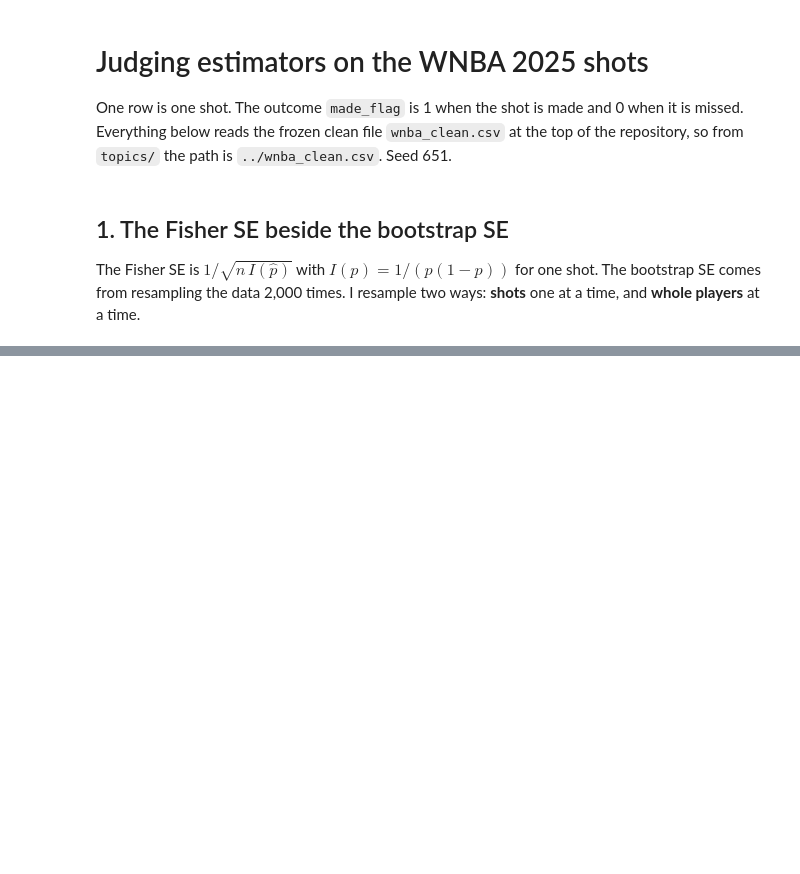
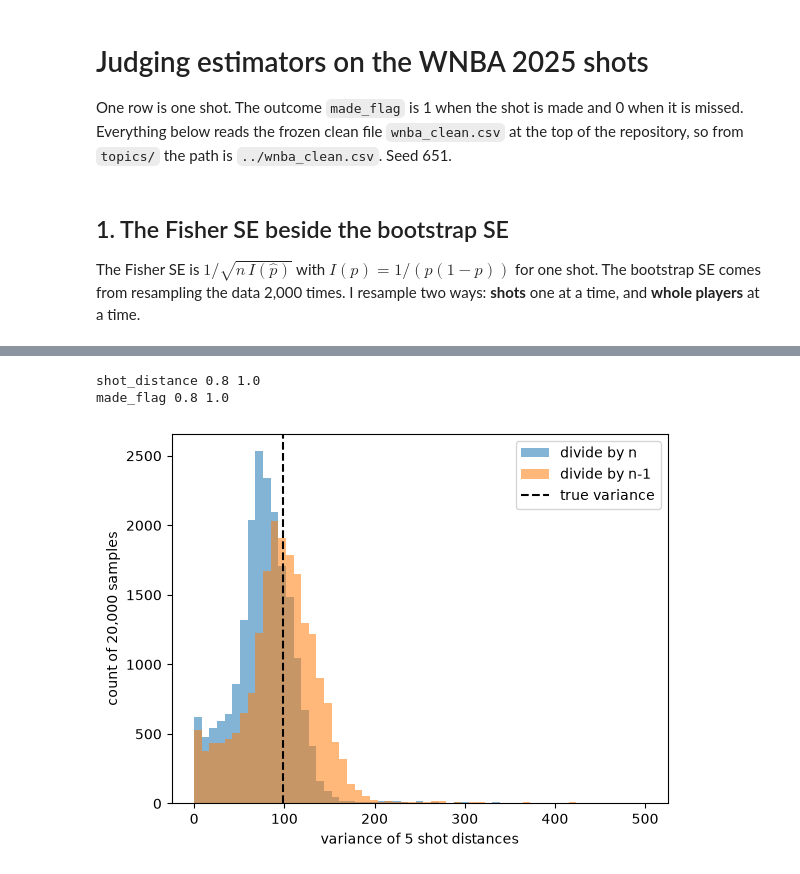
Before and after one commit to KyriansBetterCode/WNBA-Shots, a Jupyter notebook: topics/JudgingEstimators-DATA.ipynb, the cells around one changed output, grey strips where cells are left out. Cells and saved outputs as stored; diff of their text form; code cells hidden in the pictures; blank space fills up the shorter version.

```diff
--- a/topics/JudgingEstimators-DATA.ipynb
+++ b/topics/JudgingEstimators-DATA.ipynb
@@ -31,0 +47,24 @@ FileNotFoundError: [Errno 2] No such file or directory: '../wnba_clean.csv'
+# %%
+rng = np.random.default_rng(651)
+for col in ("shot_distance", "made_flag"):
+    x = df[col].to_numpy(float)
+    truth = x.var()
+    subs = np.array([rng.choice(x, 5, replace=False)
+                     for _ in range(20000)])
+    v_n = subs.var(axis=1, ddof=0).mean()
+    v_n1 = subs.var(axis=1, ddof=1).mean()
+    print(col, round(v_n / truth, 2),
+          round(v_n1 / truth, 2))
+# %% [output]
+shot_distance 0.8 1.0
+made_flag 0.8 1.0
+# %%
+x = df["shot_distance"].to_numpy(float)
+rng = np.random.default_rng(651)
+subs_d = np.array([rng.choice(x, size=5, replace=False) for _ in range(20000)])
+for ddof, label in ((0, "divide by n"), (1, "divide by n-1")):
+    plt.hist(subs_d.var(axis=1, ddof=ddof), bins=np.linspace(0, 500, 60), alpha=0.55, label=label)
+plt.axvline(x.var(), ls="--", color="k", label="true variance")
+plt.xlabel("variance of 5 shot distances"); plt.ylabel("count of 20,000 samples"); plt.legend(); plt.show()
+# %% [output]
+[figure, added]
```
Also changed, not shown: parts of 9 cells of this notebook.
